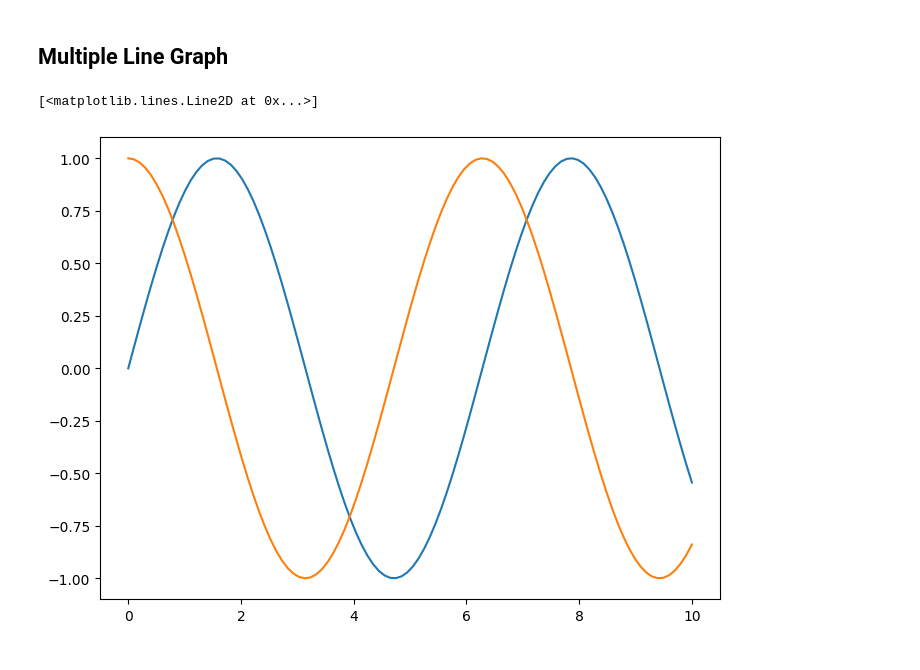
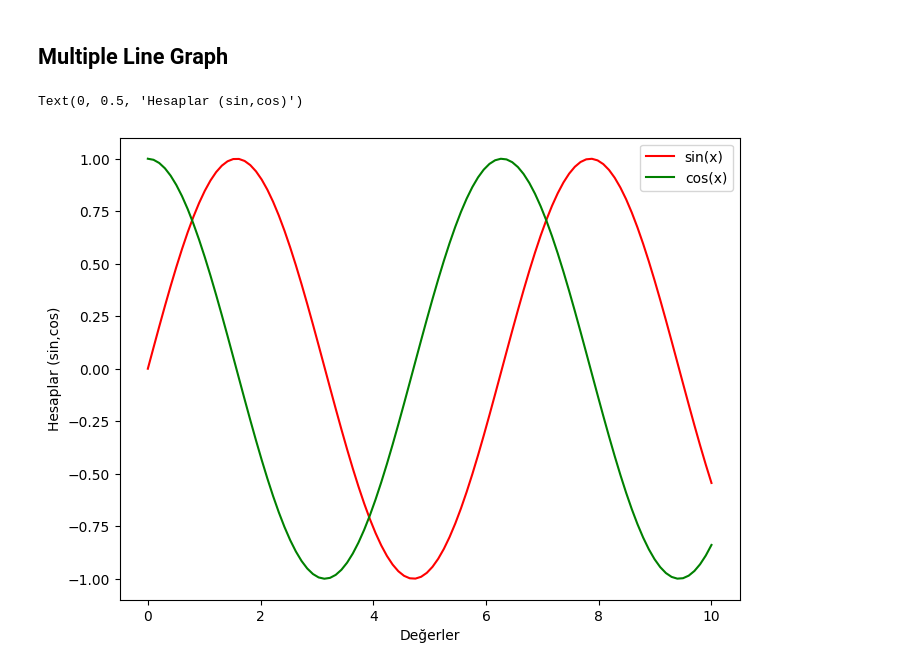
Before and after one commit to halitkalayci/acunmedya-akademi-python-d-conda, a Jupyter notebook: matplotlib.ipynb, the cells around one changed output. Saved outputs shown, nothing was run; the diff lists cells and outputs as text; code cells hidden in the pictures.

```diff
--- a/matplotlib.ipynb
+++ b/matplotlib.ipynb
@@ -26,8 +26,11 @@ y1 = np.sin(x)
 y2 = np.cos(x)
 # %%
 plt.figure(figsize=(8,6)) #Figure -> Boş sayfa 8x6 inch
-plt.plot(x,y1)
-plt.plot(x,y2)
+plt.plot(x,y1,label="sin(x)", color="red")
+plt.plot(x,y2,label="cos(x)", color="green")
+plt.legend() # -> bilgi alanı
+plt.xlabel("Değerler")
+plt.ylabel("Hesaplar (sin,cos)")
 # %% [output]
-[<matplotlib.lines.Line2D at 0x...>]
+Text(0, 0.5, 'Hesaplar (sin,cos)')
-[figure, old version]
+[figure, new version]
```
Also changed, not shown: parts of 1 cell of this notebook.
